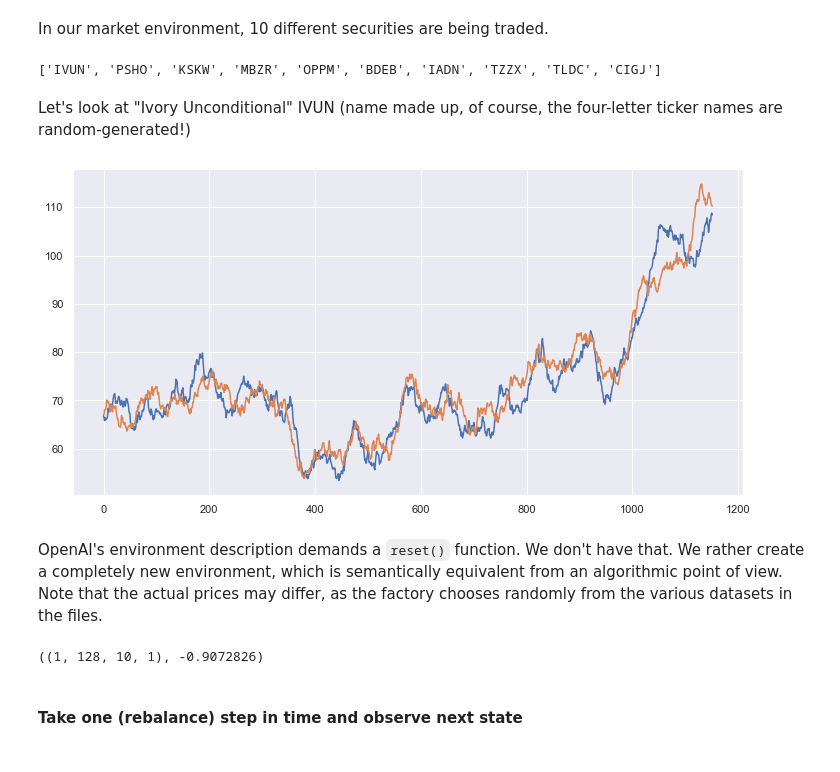
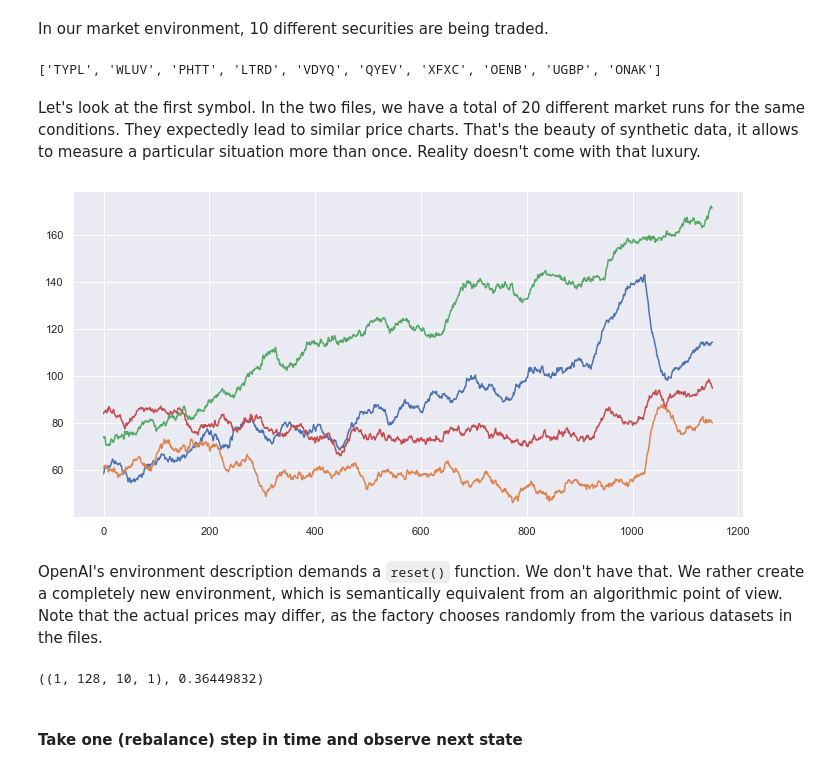
Before and after one commit to smurve/cfds-capstone, a Jupyter notebook: Deep_Reinforcement_Learning.ipynb, the cells around one changed output. Saved outputs shown, nothing was run; the diff lists cells and outputs as text; code cells hidden in the pictures.

````diff
--- a/Deep_Reinforcement_Learning.ipynb
+++ b/Deep_Reinforcement_Learning.ipynb
@@ -46,7 +46,7 @@ print(portfolio)
 # %% [markdown]
 Our enviroments are all created from files containing some precomputed market history. All the files must contain data for the same securities and sentiment history.
 # %%
-factory = EnvironmentFactory(pattern="*.pkl",
+factory = EnvironmentFactory(pattern="synthetic_eod/*.pkl",
                              duration=1024,
                              n_hist=128,
                              portfolio=portfolio,
@@ -55,17 +55,20 @@ factory = EnvironmentFactory(pattern="*.pkl",
                              fee = 2.5e-3)
 # %% [markdown]
 In our market environment, 10 different securities are being traded.
-# %%
-print(factory.tickers())
-# %% [output]
-['IVUN', 'PSHO', 'KSKW', 'MBZR', 'OPPM', 'BDEB', 'IADN', 'TZZX', 'TLDC', 'CIGJ']
-# %% [markdown]
-Let's look at "Ivory Unconditional" IVUN (name made up, of course, the four-letter ticker names are random-generated!)
-# %%
-plt.plot(factory.prices_for('IVUN', index=1));
-plt.plot(factory.prices_for('IVUN', index=0));
-# %% [output]
-[figure, removed]
+# %%
+tickers = factory.tickers()
+print(tickers[0])
+# %% [output]
+['TYPL', 'WLUV', 'PHTT', 'LTRD', 'VDYQ', 'QYEV', 'XFXC', 'OENB', 'UGBP', 'ONAK']
+# %% [markdown]
+Let's look at the first symbol. In the two files, we have a total of 20 different market runs for the same conditions. They expectedly lead to similar price charts. That's the beauty of synthetic data, it allows to measure a particular situation more than once. Reality doesn't come with that luxury.
+# %%
+plt.plot(factory.prices_for(tickers[0][0], index=0));
+plt.plot(factory.prices_for(tickers[7][0], index=7) + 10);
+plt.plot(factory.prices_for(tickers[11][0], index=11) + 20);
+plt.plot(factory.prices_for(tickers[17][0], index=17) + 30);
+# %% [output]
+[figure, added]
 # %% [markdown]
 OpenAI's environment description demands a ```reset()``` function. We don't have that. We rather create a completely new environment, which is semantically equivalent from an algorithmic point of view. Note that the actual prices may differ, as the factory chooses randomly from the various datasets in the files.
 # %%
@@ -74,7 +77,7 @@ env = factory.new_env()
 hist = env.state()[0]
 hist.shape, hist[0, 1, 0, 0]
 # %% [output]
-((1, 128, 10, 1), -0.9072826)
+((1, 128, 10, 1), 0.36449832)
 # %% [markdown]
 #### Take one (rebalance) step in time and observe next state
 # %%
````
Also changed, not shown: parts of 22 cells of this notebook, 7 other files.
